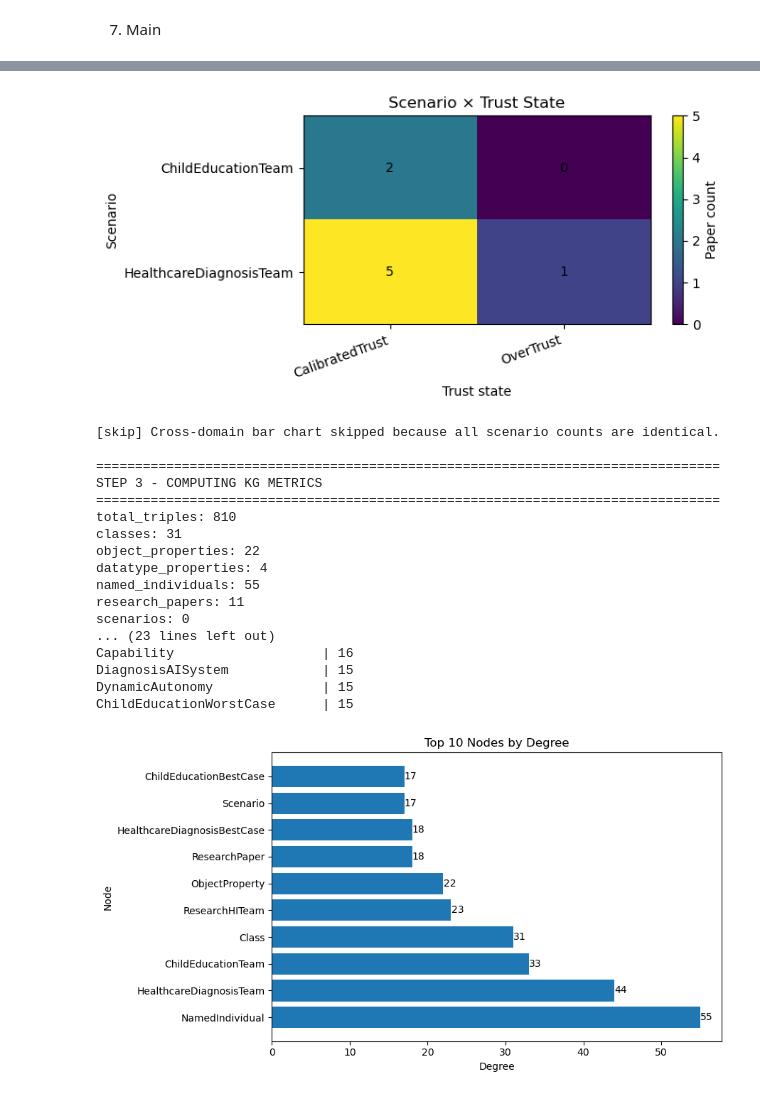
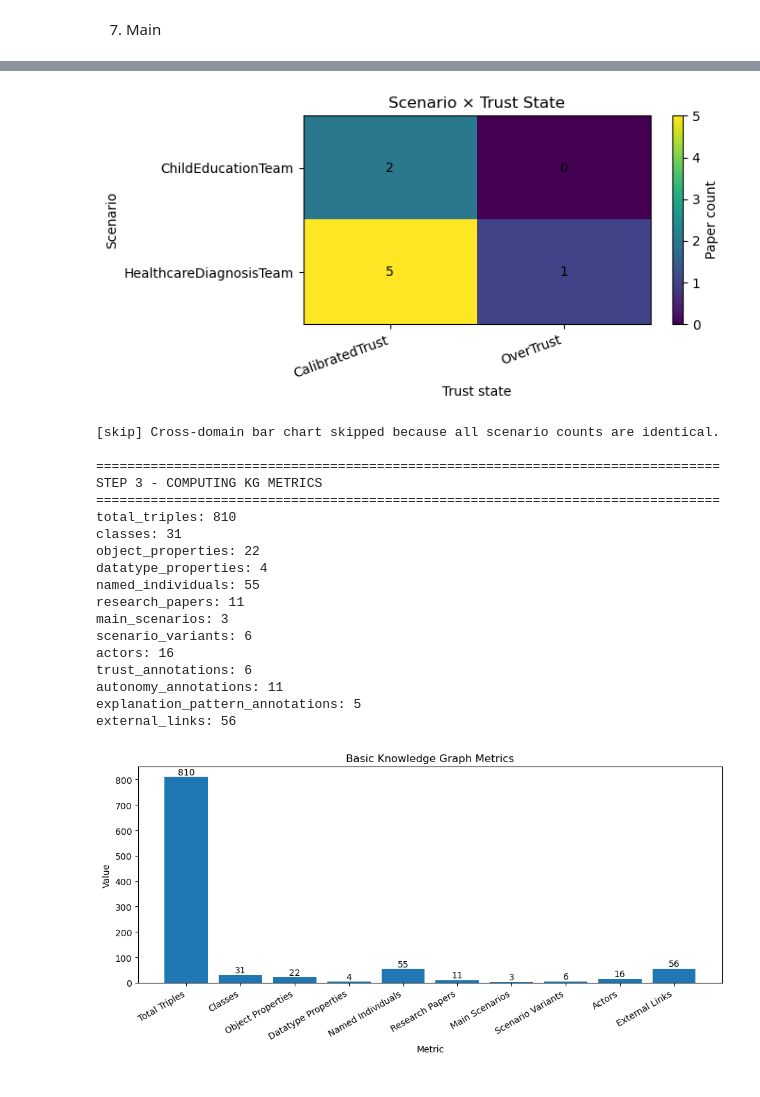
Before and after one commit to FieBergli/KG_project, a Jupyter notebook: kg_analysis.ipynb, the cells around one changed output, grey strips where cells are left out. Saved outputs shown, nothing was run; the diff lists cells and outputs as text; code cells hidden in the pictures.

Commit message:
Ficed bug in metric calculation, added plot for basic metrics

```diff
--- a/kg_analysis.ipynb
+++ b/kg_analysis.ipynb
@@ -669,6 +789,24 @@ def main() -> None:
         print(f"{k}: {v}")
     save_metrics(basic_metrics, OUTPUT_DIR / "basic_metrics.csv")
 
+    # plot scalar KG metrics
+    plot_metrics_bar(
+        basic_metrics,
+        keys=[
+            "total_triples",
+            "classes",
+            "object_properties",
+            "datatype_properties",
+            "named_individuals",
+            "research_papers",
+            "main_scenarios",
+            "scenario_variants",
+            "actors",
+            "external_links",
+        ],
+        title="Basic Knowledge Graph Metrics"
+    )
+
     network_metrics, top_nodes, top_predicates = compute_network_metrics(graph)
 
     print("\nNetwork metrics:")
@@ -676,7 +814,7 @@ def main() -> None:
         print(f"{k}: {v}")
     save_metrics(network_metrics, OUTPUT_DIR / "network_metrics.csv")
 
-    print("\nTop nodes by degree:")
+    print("\nTop instance nodes by degree:")
     top_nodes_clean = [(short_uri(n), d) for n, d in top_nodes]
     print_table(top_nodes_clean, ["node", "degree"])
     save_list_rows(top_nodes_clean, ["node", "degree"], OUTPUT_DIR / "top_nodes.csv")
@@ -686,7 +824,7 @@ def main() -> None:
         ["node", "degree"],
         label_col="node",
         value_col="degree",
-        title="Top 10 Nodes by Degree",
+        title="Top 10 Instance Nodes by Degree",
         xlabel="Degree",
         ylabel="Node"
     )
@@ -694,6 +832,9 @@ def main() -> None:
     print("\nTop predicates:")
     print_table(top_predicates, ["predicate", "count"])
     save_list_rows(top_predicates, ["predicate", "count"], OUTPUT_DIR / "top_predicates.csv")
+
+    plot_top_predicates(top_predicates, top_n=10)
+
 
     print_section("STEP 4 - TRAINING EMBEDDINGS / LINK PREDICTION")
     papers = get_nodes_by_type(graph, HI.ResearchPaper)
@@ -729,6 +870,13 @@ def main() -> None:
     )
     plot_top_predicted_links(predicted_links, top_n=10)
 
+    save_manual_validation_template(
+        predicted_links,
+        OUTPUT_DIR / "predicted_missing_links_manual_validation.csv",
+        top_n=10
+    )
+
+
     target = "Paper10_BRIDGET"
     if target in model.wv:
         similar = most_similar_papers(graph, model, target)
@@ -755,37 +903,38 @@ if __name__ == "__main__":
 STEP 1 - LOADING TTL FILES
 ================================================================================
 Loaded graph with 810 triples from 3 files.
 
 ================================================================================
 STEP 2 - RUNNING SPARQL QUERIES
 ================================================================================
 
 q1_papers_per_scenario: Count how many papers are linked to each main scenario.
 scenario                                                                                         | paperCount
 -------------------------------------------------------------------------------------------------+-----------
 ... (48 lines left out)
 
 ================================================================================
 STEP 2B - PLOTTING QUERY RESULTS
 ================================================================================
 [figure]
 [figure]
 [figure]
 [skip] Cross-domain bar chart skipped because all scenario counts are identical.
 
 ================================================================================
 STEP 3 - COMPUTING KG METRICS
 ================================================================================
 total_triples: 810
 classes: 31
 object_properties: 22
 datatype_properties: 4
 named_individuals: 55
 research_papers: 11
-scenarios: 0
-... (23 lines left out)
-Capability                   | 16
-DiagnosisAISystem            | 15
-DynamicAutonomy              | 15
-ChildEducationWorstCase      | 15
+main_scenarios: 3
+scenario_variants: 6
+actors: 16
+trust_annotations: 6
+autonomy_annotations: 11
+explanation_pattern_annotations: 5
+external_links: 56
-[figure, old version]
+[figure, new version]
```
Also changed, not shown: parts of 4 cells of this notebook, 6 other files.
